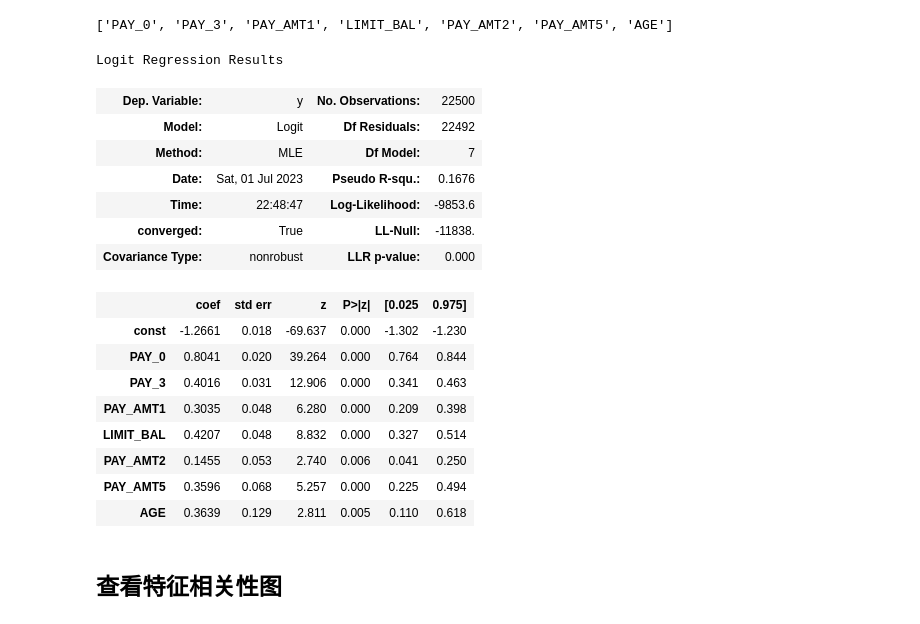
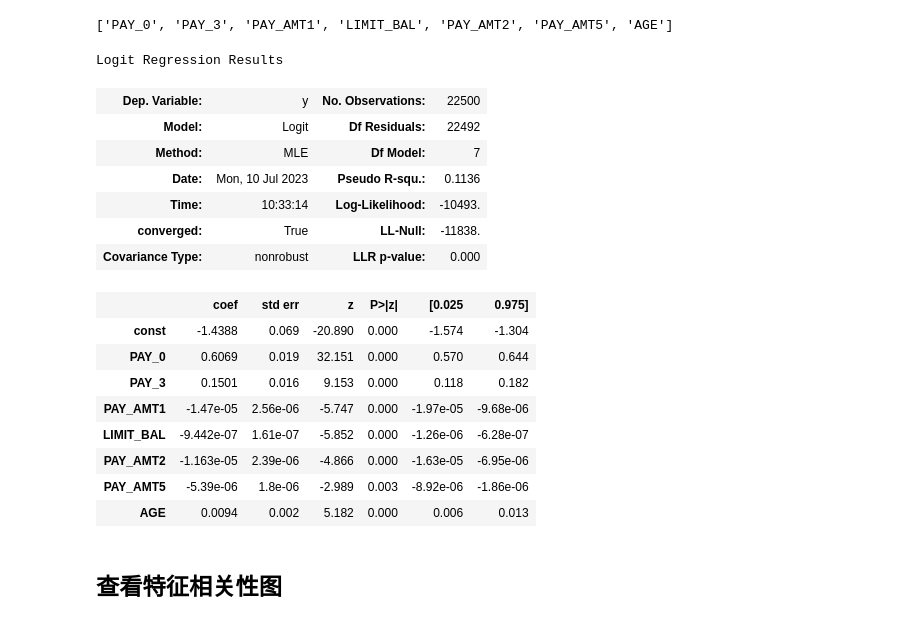
Before and after one commit to stat-fit/westat, a Jupyter notebook: HereWeGo.ipynb, the cells around one changed output. Drawn from its saved outputs; the diff is of its cells as text; code cells hidden in the pictures.

```diff
--- a/HereWeGo.ipynb
+++ b/HereWeGo.ipynb
@@ -620,7 +641,7 @@ data_discrete(data_train,data_bins = data_bins_adjust)
 22500 rows × 25 columns
 # %%
 # 按照默认分箱结果进行离散化
-data_train_discrete = data_discrete(data_train,data_bins = data_bins)
+data_train_discrete = we.data_discrete(data_train,data_bins = data_bins)
 data_train_discrete
 # %% [output]
 |  | ID | LIMIT_BAL | SEX | EDUCATION | MARRIAGE | AGE | PAY_0 | PAY_2 | PAY_3 | PAY_4 | ... |
@@ -687,7 +708,7 @@ df_iv
 ## 根据离散化的数据，批量计算IV
 # %%
 # 根据离散化的数据，批量计算IV
-df_iv = data_iv(data_train_discrete,method='discrete',precision=4)
+df_iv = we.data_iv(data_train_discrete,method='discrete',precision=4)
 df_iv
 # %% [output]
 |  | Name | IV |
@@ -746,7 +767,7 @@ iv_corr(data_train,df_iv,min_iv = 0.1)
 ## 通过 IV >= 0.02 和 相关性 <= 0.8 筛选特征，并返回删除的特征
 # %%
 # 返回筛选后保留的特征、根据IV删除的特征、根据corr删除的特征、相关矩阵
-col_keep,col_drop_by_iv,col_drop_by_corr,iv_corr_result = iv_corr(data_train,df_iv,min_iv = 0.02,max_corr=0.8,return_drop=True)
+col_keep,col_drop_by_iv,col_drop_by_corr,iv_corr_result = we.iv_corr(data_train,df_iv,min_iv = 0.02,max_corr=0.8,return_drop=True)
 col_keep
 # %% [output]
 ['AGE',
@@ -794,7 +815,7 @@ col_result
 ['PAY_0', 'PAY_3', 'PAY_AMT1', 'LIMIT_BAL', 'PAY_AMT2', 'PAY_AMT5', 'AGE']
 # %%
 #逐步回归选择特征，并显示逐步回归详情
-col_result = stepwise_lr(data_train[col_keep+['y']],verbose=True)
+col_result = we.stepwise_lr(data_train[col_keep+['y']],verbose=True)
 col_result
 # %% [output]
 step 1,current:PAY_2,selected:0.0,max_pvalue:['PAY_0'],pvalue:PAY_2,pvalues:[0.0, 0.0, 0.0]
@@ -816,32 +837,25 @@ step 4,current:PAY_AMT1,selected:0.0,max_pvalue:['PAY_0', 'PAY_2', 'PAY_3'],pval
 PAY_AMT3
 ['PAY_0', 'PAY_3', 'PAY_AMT1', 'LIMIT_BAL', 'PAY_AMT2', 'PAY_AMT5', 'AGE']
 # %%
-import statsmodels.api as sm
-
-y = data_train_woe['y']
-x = data_train_woe[col_result]
-x = sm.add_constant(x)
-
-lr = sm.Logit(y, x).fit(disp=0)
-lr.summary()
+we.logistic(data_train[col_result+['y']])
 # %% [output]
 Logit Regression Results
 | Dep. Variable: | y | No. Observations: | 22500 |
 | Model: | Logit | Df Residuals: | 22492 |
 | Method: | MLE | Df Model: | 7 |
-| Date: | Sat, 01 Jul 2023 | Pseudo R-squ.: | 0.1676 |
-| Time: | 22:48:47 | Log-Likelihood: | -9853.6 |
+| Date: | Mon, 10 Jul 2023 | Pseudo R-squ.: | 0.1136 |
+| Time: | 10:33:14 | Log-Likelihood: | -10493. |
 | converged: | True | LL-Null: | -11838. |
 | Covariance Type: | nonrobust | LLR p-value: | 0.000 |
 |  | coef | std err | z | P>|z| | [0.025 | 0.975] |
-| const | -1.2661 | 0.018 | -69.637 | 0.000 | -1.302 | -1.230 |
-| PAY_0 | 0.8041 | 0.020 | 39.264 | 0.000 | 0.764 | 0.844 |
-| PAY_3 | 0.4016 | 0.031 | 12.906 | 0.000 | 0.341 | 0.463 |
-| PAY_AMT1 | 0.3035 | 0.048 | 6.280 | 0.000 | 0.209 | 0.398 |
-| LIMIT_BAL | 0.4207 | 0.048 | 8.832 | 0.000 | 0.327 | 0.514 |
-| PAY_AMT2 | 0.1455 | 0.053 | 2.740 | 0.006 | 0.041 | 0.250 |
-| PAY_AMT5 | 0.3596 | 0.068 | 5.257 | 0.000 | 0.225 | 0.494 |
-| AGE | 0.3639 | 0.129 | 2.811 | 0.005 | 0.110 | 0.618 |
+| const | -1.4388 | 0.069 | -20.890 | 0.000 | -1.574 | -1.304 |
+| PAY_0 | 0.6069 | 0.019 | 32.151 | 0.000 | 0.570 | 0.644 |
+| PAY_3 | 0.1501 | 0.016 | 9.153 | 0.000 | 0.118 | 0.182 |
+| PAY_AMT1 | -1.47e-05 | 2.56e-06 | -5.747 | 0.000 | -1.97e-05 | -9.68e-06 |
+| LIMIT_BAL | -9.442e-07 | 1.61e-07 | -5.852 | 0.000 | -1.26e-06 | -6.28e-07 |
+| PAY_AMT2 | -1.163e-05 | 2.39e-06 | -4.866 | 0.000 | -1.63e-05 | -6.95e-06 |
+| PAY_AMT5 | -5.39e-06 | 1.8e-06 | -2.989 | 0.003 | -8.92e-06 | -1.86e-06 |
+| AGE | 0.0094 | 0.002 | 5.182 | 0.000 | 0.006 | 0.013 |
 # %% [markdown]
 ## 查看特征相关性图
 # %%
```
Also changed, not shown: parts of 122 cells of this notebook, 21 other files.
